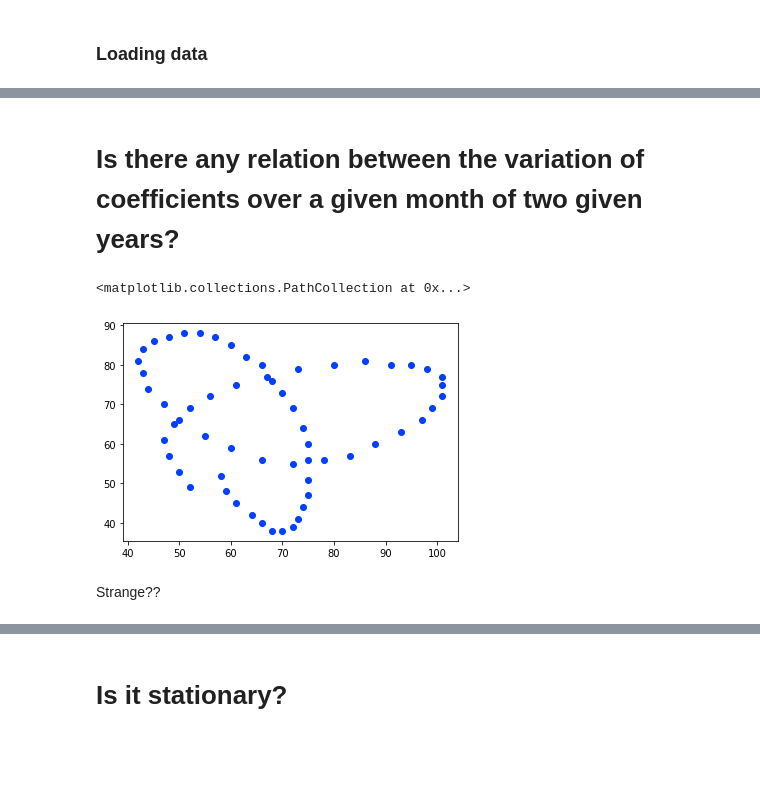
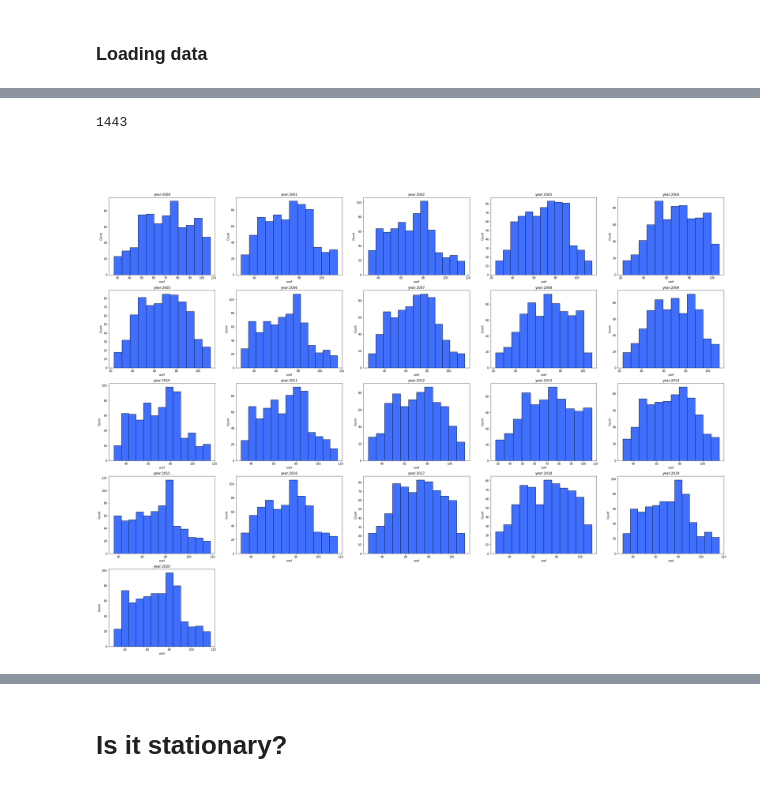
Before and after one commit to otmane-el-aloi/Prediction-of-tidal-coefficients, a Jupyter notebook: dataAnalysisOtmane.ipynb, the cells around one changed output, grey strips where cells are left out. Cells and saved outputs as stored; diff of their text form; code cells hidden in the pictures; blank space fills up the shorter version.

```diff
--- a/dataAnalysisOtmane.ipynb
+++ b/dataAnalysisOtmane.ipynb
@@ -104,8 +91,0 @@ dtype('int64')
-# %%
-years = np.arange(2000,2021, 1)
-plt.figure(figsize=(35,20))
-for i in range(21):
-    data = df[df["year"] == years[i]]
-    plt.subplot(5,5,i+1)
-    plt.hist(data["coef"], density= True)
-    plt.title("year:"+ str(years[i]))
@@ -116,9 +91,0 @@ for i in range(21):
-# %%
-month = np.arange(1,13, 1)
-plt.figure(figsize=(35,20))
-for i in range(12):
-    data = df[df["year"] == 2002]
-    data = data[data["month"] == month[i]]
-    plt.subplot(4,3,i+1)
-    sns.lineplot(x="dateTime", y="coef", data=data)
-    plt.title("month :"+ str(month[i]))
@@ -127,9 +92,16 @@ for i in range(12):
-# %% [markdown]
-# Is there any relation between the variation of coefficients over a given month of two given years?
-# %%
-plt.scatter(df[df["year"]==2001][df["month"]==7]["coef"], df[df["year"]==2002][df["month"]==7]["coef"])
-# %% [output]
-<matplotlib.collections.PathCollection at 0x...>
-[figure, removed]
-# %% [markdown]
-Strange??
+# %%
+df.hijri_year.max()
+# %% [output]
+1443
+# %% [markdown]
+####
+# %%
+years = np.arange(2000,2021, 1)
+plt.figure(figsize=(40,30))
+for i in range(21):
+    data = df[df["year"] == years[i]]
+    plt.subplot(5,5,i+1)
+    sns.histplot(data["coef"])
+    plt.title("year:"+ str(years[i]))
+# %% [output]
+[figure, added]
```
Also changed, not shown: parts of 44 cells of this notebook.
